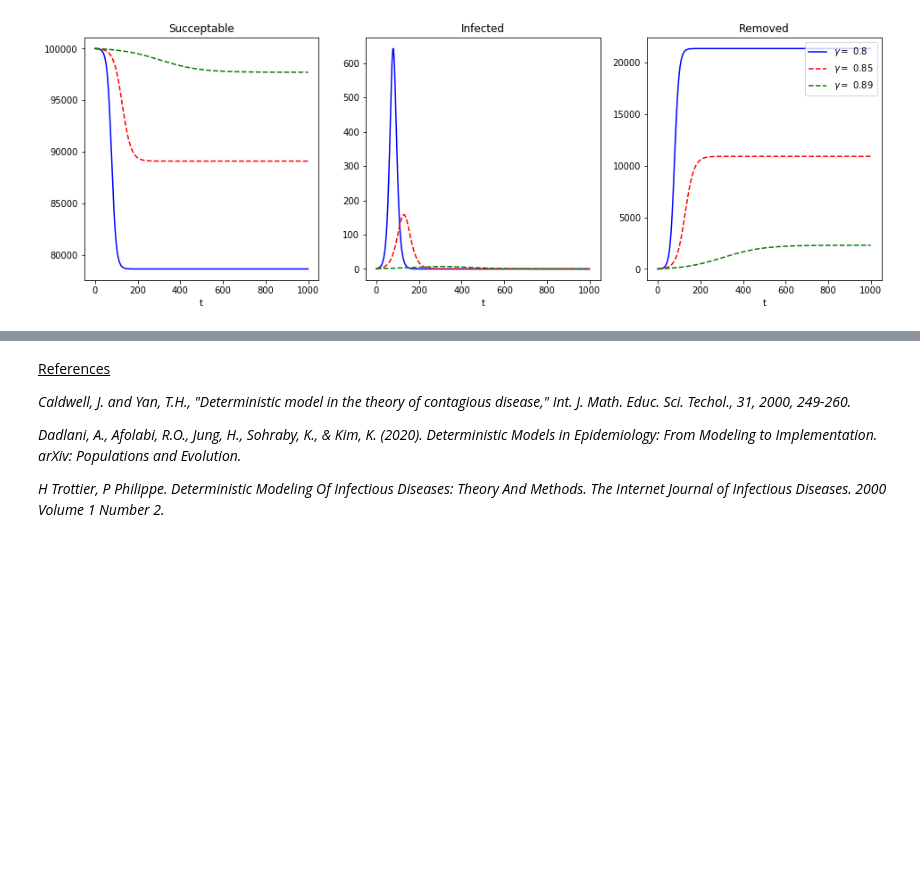
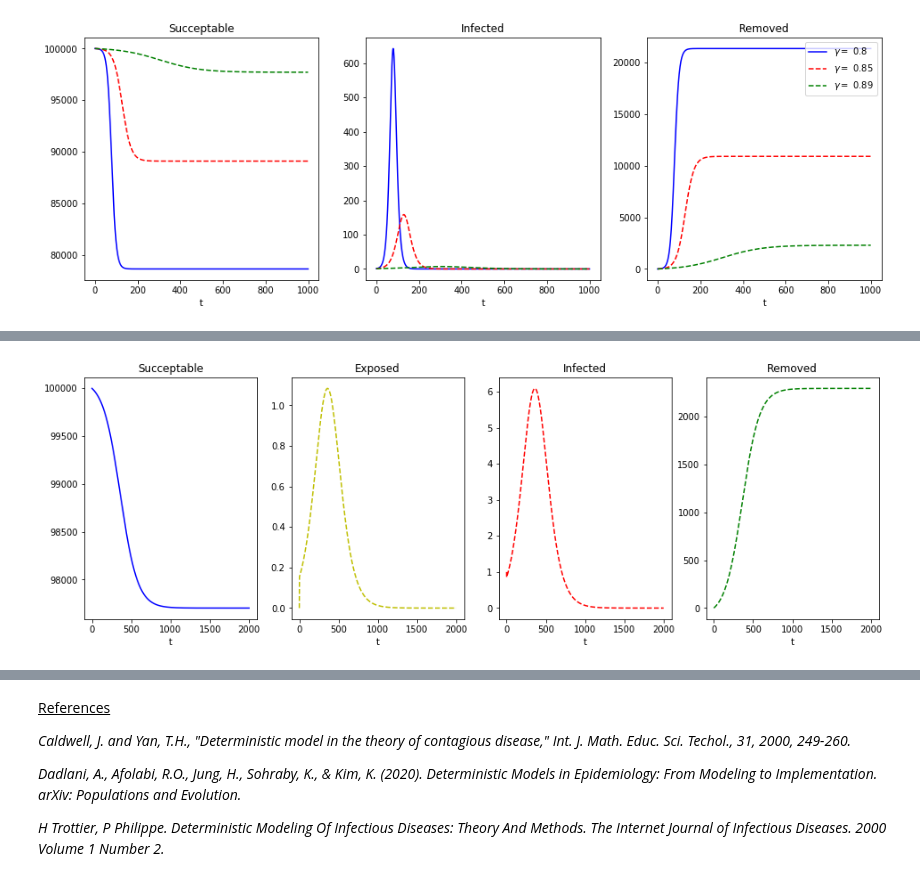
Before and after one commit to samroon2/math_models, a Jupyter notebook: deterministic_modelling_of_contagious_disease.ipynb, the cells around one changed output, grey strips where cells are left out. Cells and saved outputs as stored; diff of their text form; code cells hidden in the pictures; blank space fills up the shorter version.

```diff
--- a/deterministic_modelling_of_contagious_disease.ipynb
+++ b/deterministic_modelling_of_contagious_disease.ipynb
@@ -184,0 +230,41 @@ Again we see a pretty clear effect as we reduce the removal rate the steeper the
+# %%
+import matplotlib.pyplot as plt
+from scipy.integrate import odeint
+
+beta = 9e-6 # Infection (contact) rate
+gamma = 0.89 # removal rate (cured, immunized, death)
+alpha = 5
+
+def contagious_disease(x, t):
+    S = x[0] # Succeptable
+    E = x[1] # Exposed
+    I = x[2] # Infected
+    R = x[3] # Removed
+    dSdt = -beta * S * I
+    dEdt = (beta * S * I) - (alpha * E)
+    dIdt = (alpha * E) - (gamma * I)
+    dRdt = gamma * I
+    return [dSdt, dEdt, dIdt, dRdt]
+
+# Our initial conditions: 99999 succeptable, 1 infected, 0 removed.
+x0 = [99998, 0, 1, 0]
+
+t = range(2000)
+res = odeint(contagious_disease, x0, t)
+
+f, (ax1, ax2, ax3, ax4) = plt.subplots(1, 4, figsize=(16,5))
+ax1.plot(t,res[:,0],'b-')
+ax1.set_title('Succeptable')
+ax1.set_xlabel('t')
+ax2.plot(t,res[:,1],'y--')
+ax2.set_title('Exposed')
+ax2.set_xlabel('t')
+ax3.plot(t,res[:,2],'r--')
+ax3.set_title('Infected')
+ax3.set_xlabel('t')
+ax4.plot(t,res[:,3],'g--')
+ax4.set_title('Removed')
+ax4.set_xlabel('t')
+plt.show()
+# %% [output]
+[figure, added]
```
Also changed, not shown: parts of 17 cells of this notebook.
